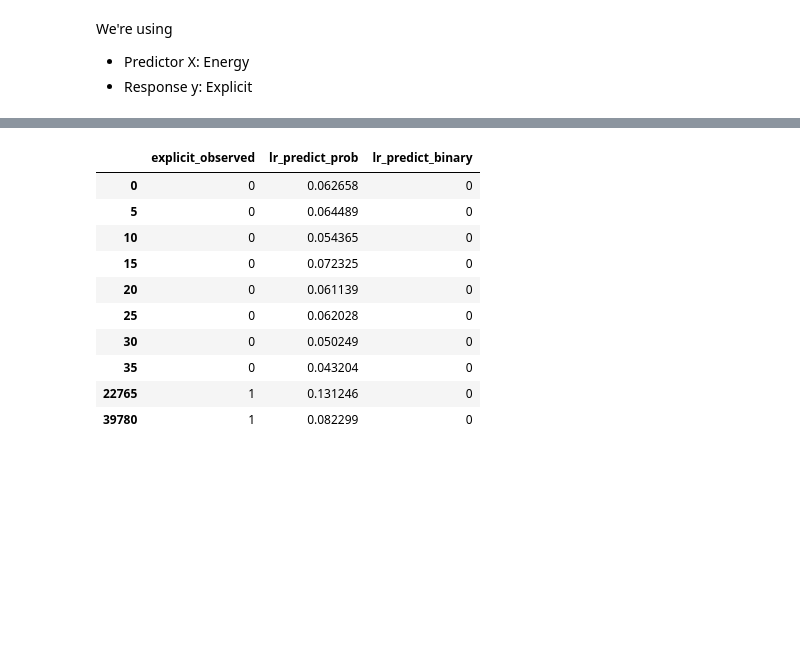
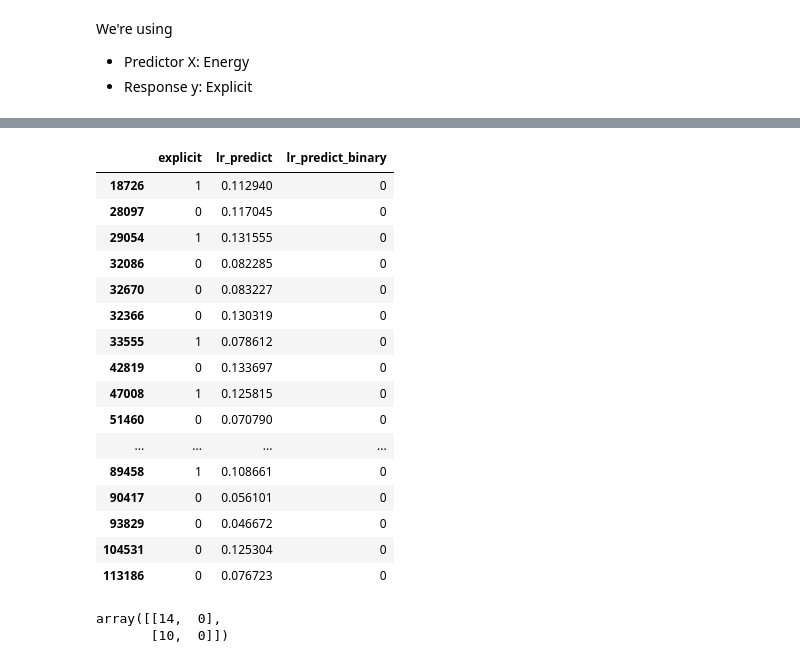
Before and after one commit to rghosh1353/spotify_genre_proj, a Jupyter notebook: Check_in_3_LogisticRegression.ipynb, the cells around one changed output, grey strips where cells are left out. Cells and saved outputs as stored; diff of their text form; code cells hidden in the pictures; blank space fills up the shorter version.

Commit message:
Completed till confusion matrix

```diff
--- a/Check_in_3_LogisticRegression.ipynb
+++ b/Check_in_3_LogisticRegression.ipynb
@@ -60,13 +80,8 @@ We're using
 *   Response y: Explicit
 # %%
 # Compute a Logistic Regression fit for the training dataset.
-from sklearn.linear_model import LogisticRegression
-
-# Initialize the logistic regression model
 lr_train = LogisticRegression(solver='liblinear')
-
-# Fit the model using 'energy' as the feature and 'explicit' as the target
-lr_train.fit(X=spotify_clean[['energy']], y=spotify_clean['explicit'].values)
+lr_train.fit(X=train_spotify[['energy']], y=train_spotify['explicit'].values)
 
 # View the model intercept and coefficients
 lr_train.intercept_, lr_train.coef_
@@ -88,33 +104,44 @@ explicit_tracks.sample(5)  # Randomly sample 5 rows
 # %%
-sample_index = [0, 5, 10, 15, 20, 25, 30, 35, 22765, 39780]  # used 39780 cuz everythign was giving 0
-spotify_sample = spotify_clean.iloc[sample_index]
-
-# Check if the selected sample has a mix of 0 and 1 for 'explicit'
-spotify_sample['explicit'].value_counts()
+sample_index = [18726, 28097, 29054, 32086, 32670, 32366,
+                33555, 42819, 47008, 51460, 59311, 60383,
+                60877, 61000, 61024, 68154, 70999, 71790,
+                72713, 89458, 90417, 93829, 104531, 113186,]  # Sample indices with both 0 and 1 for explicit
+spotify_val_sample = val_spotify.loc[sample_index,:]  # Subset the validation data using the sample indices
 
 # Proceed with the prediction
 pred_spotify_sample = pd.DataFrame(dict(
-    explicit_observed = spotify_sample['explicit'],
-    lr_predict_prob = lr_train.predict_proba(spotify_sample[['energy']])[:, 1],  # Probabilities for 'explicit' class (1)
-    lr_predict_binary = lr_train.predict(spotify_sample[['energy']])  # Binary predictions (0 or 1)
+    explicit = spotify_val_sample['explicit'],
+    lr_predict = lr_train.predict_proba(spotify_val_sample[['energy']])[:, 1],  # Probabilities for 'explicit' class (1)
+    lr_predict_binary = lr_train.predict(spotify_val_sample[['energy']])  # Binary predictions (0 or 1)
 ))
 
 # Display the observed vs predicted table
 pred_spotify_sample
 # %% [output]
-|  | explicit_observed | lr_predict_prob | lr_predict_binary |
-| 0 | 0 | 0.062658 | 0 |
-| 5 | 0 | 0.064489 | 0 |
-| 10 | 0 | 0.054365 | 0 |
-| 15 | 0 | 0.072325 | 0 |
-| 20 | 0 | 0.061139 | 0 |
-| 25 | 0 | 0.062028 | 0 |
-| 30 | 0 | 0.050249 | 0 |
-| 35 | 0 | 0.043204 | 0 |
-| 22765 | 1 | 0.131246 | 0 |
-| 39780 | 1 | 0.082299 | 0 |
+|  | explicit | lr_predict | lr_predict_binary |
+| 18726 | 1 | 0.112940 | 0 |
+| 28097 | 0 | 0.117045 | 0 |
+| 29054 | 1 | 0.131555 | 0 |
+| 32086 | 0 | 0.082285 | 0 |
+| 32670 | 0 | 0.083227 | 0 |
+| 32366 | 0 | 0.130319 | 0 |
+| 33555 | 1 | 0.078612 | 0 |
+| 42819 | 0 | 0.133697 | 0 |
+| 47008 | 1 | 0.125815 | 0 |
+| 51460 | 0 | 0.070790 | 0 |
+| ... | ... | ... | ... |
+| 89458 | 1 | 0.108661 | 0 |
+| 90417 | 0 | 0.056101 | 0 |
+| 93829 | 0 | 0.046672 | 0 |
+| 104531 | 0 | 0.125304 | 0 |
+| 113186 | 0 | 0.076723 | 0 |
 # %%
 # Create Confusion Matrix
+conf_lr = confusion_matrix(y_true=pred_spotify_sample['explicit'], y_pred=pred_spotify_sample['lr_predict_binary'])
+conf_lr
+# %% [output]
+array([[14,  0],
+       [10,  0]])
 # %%
 # Prediction Accuracy Assessment
 # %%
```
Also changed, not shown: parts of 7 cells of this notebook.
